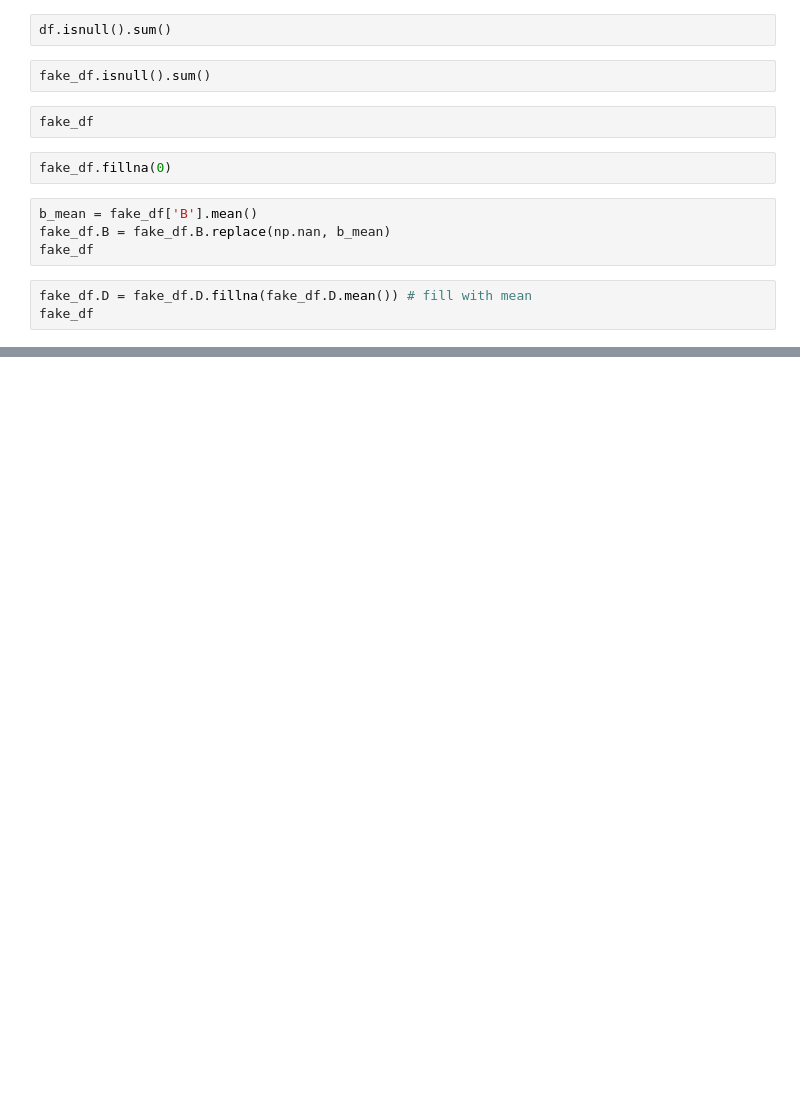
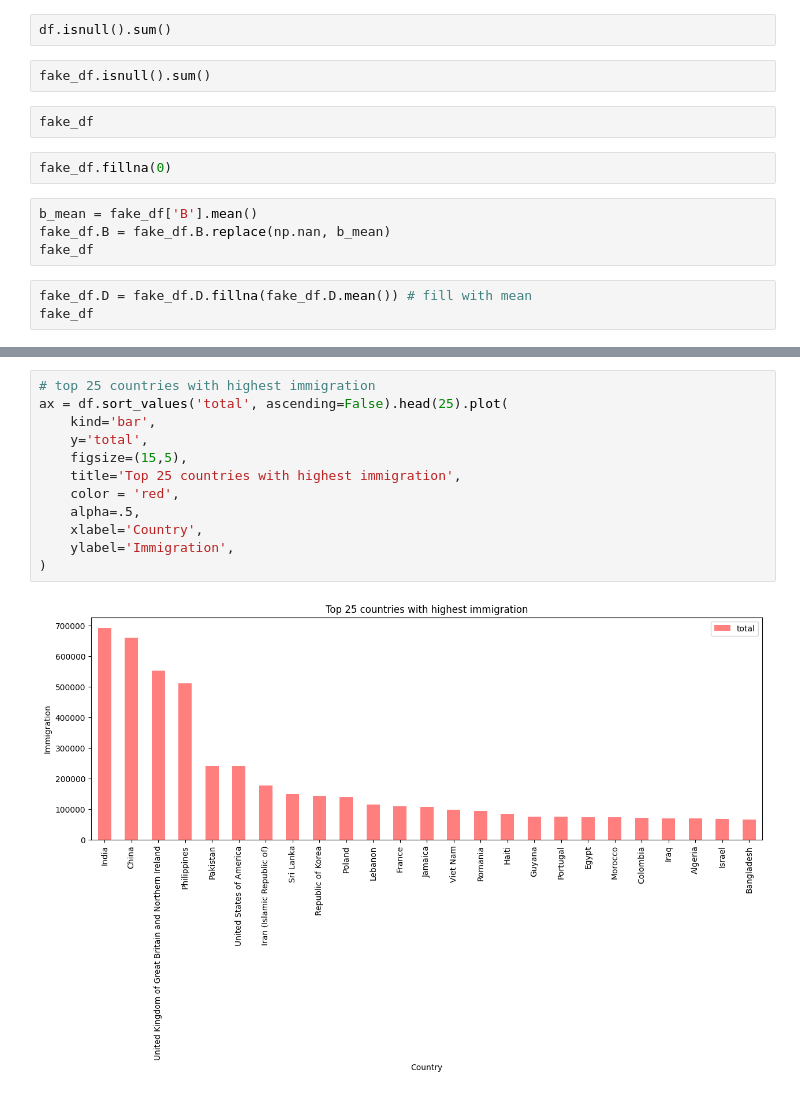
Before and after one commit to zaid-kamil/2024-MAY-PY-930-MWTF, a Jupyter notebook: data analysis/pandas.ipynb, the cells around one changed output, grey strips where cells are left out. Saved outputs shown, nothing was run; the diff lists cells and outputs as text; blank space fills up the shorter version.

```diff
--- a/data analysis/pandas.ipynb
+++ b/data analysis/pandas.ipynb
@@ -239,0 +369,14 @@ fake_df
+# %%
+# top 25 countries with highest immigration
+ax = df.sort_values('total', ascending=False).head(25).plot(
+    kind='bar',
+    y='total',
+    figsize=(15,5),
+    title='Top 25 countries with highest immigration',
+    color = 'red',
+    alpha=.5,
+    xlabel='Country',
+    ylabel='Immigration',
+)
+# %% [output]
+[figure, added]
```
Also changed, not shown: parts of 26 cells of this notebook, 1 other file.
